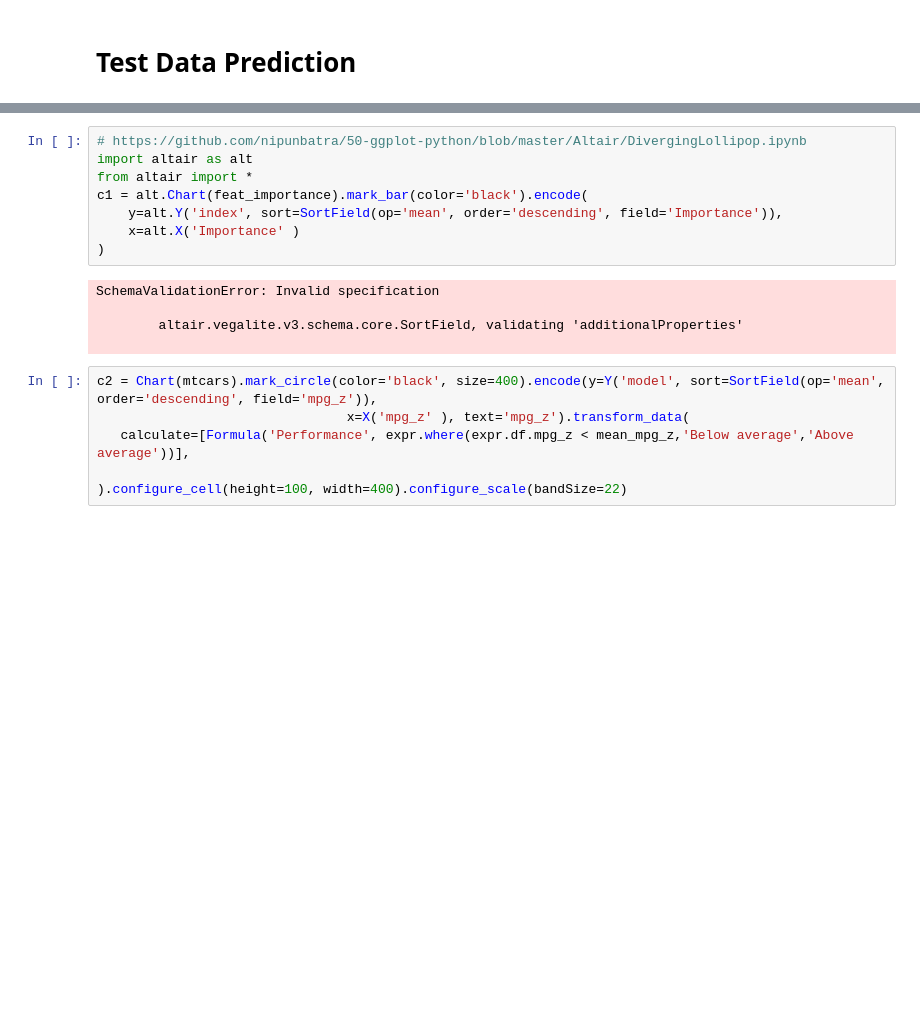
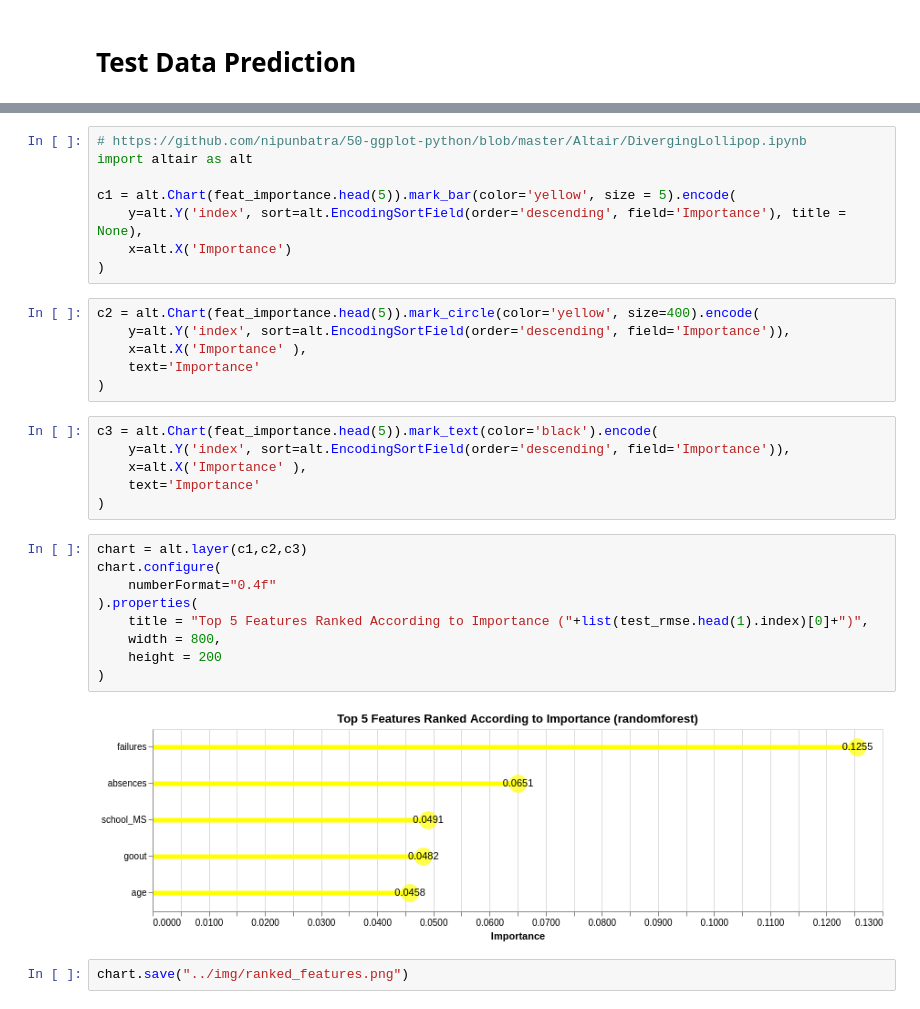
Before and after one commit to UBC-MDS/DSCI_522-Group-403-Student-Performance, a Jupyter notebook: src/Kenneth_test_script.ipynb, the cells around one changed output, grey strips where cells are left out. Cells and saved outputs as stored; diff of their text form; blank space fills up the shorter version.

```diff
--- a/src/Kenneth_test_script.ipynb
+++ b/src/Kenneth_test_script.ipynb
@@ -572,19 +667,33 @@ feat_importance
 # %%
 # https://github.com/nipunbatra/50-ggplot-python/blob/master/Altair/DivergingLollipop.ipynb
 import altair as alt
-from altair import *
-c1 = alt.Chart(feat_importance).mark_bar(color='black').encode(
-    y=alt.Y('index', sort=SortField(op='mean', order='descending', field='Importance')),
-    x=alt.X('Importance' )
+
+c1 = alt.Chart(feat_importance.head(5)).mark_bar(color='yellow', size = 5).encode(
+    y=alt.Y('index', sort=alt.EncodingSortField(order='descending', field='Importance'), title = None),
+    x=alt.X('Importance')
 )
-# %% [output]
-SchemaValidationError: Invalid specification
-
-        altair.vegalite.v3.schema.core.SortField, validating 'additionalProperties'
-
-# %%
-c2 = Chart(mtcars).mark_circle(color='black', size=400).encode(y=Y('model', sort=SortField(op='mean', order='descending', field='mpg_z')),
-                                x=X('mpg_z' ), text='mpg_z').transform_data(
-   calculate=[Formula('Performance', expr.where(expr.df.mpg_z < mean_mpg_z,'Below average','Above average'))],
-
-).configure_cell(height=100, width=400).configure_scale(bandSize=22)
+# %%
+c2 = alt.Chart(feat_importance.head(5)).mark_circle(color='yellow', size=400).encode(
+    y=alt.Y('index', sort=alt.EncodingSortField(order='descending', field='Importance')),
+    x=alt.X('Importance' ),
+    text='Importance'
+)
+# %%
+c3 = alt.Chart(feat_importance.head(5)).mark_text(color='black').encode(
+    y=alt.Y('index', sort=alt.EncodingSortField(order='descending', field='Importance')),
+    x=alt.X('Importance' ),
+    text='Importance'
+)
+# %%
+chart = alt.layer(c1,c2,c3)
+chart.configure(
+    numberFormat="0.4f"
+).properties(
+    title = "Top 5 Features Ranked According to Importance ("+list(test_rmse.head(1).index)[0]+")",
+    width = 800,
+    height = 200
+)
+# %% [output]
+[figure, added]
+# %%
+chart.save("../img/ranked_features.png")
```
Also changed, not shown: parts of 49 cells of this notebook, 9 other files.
